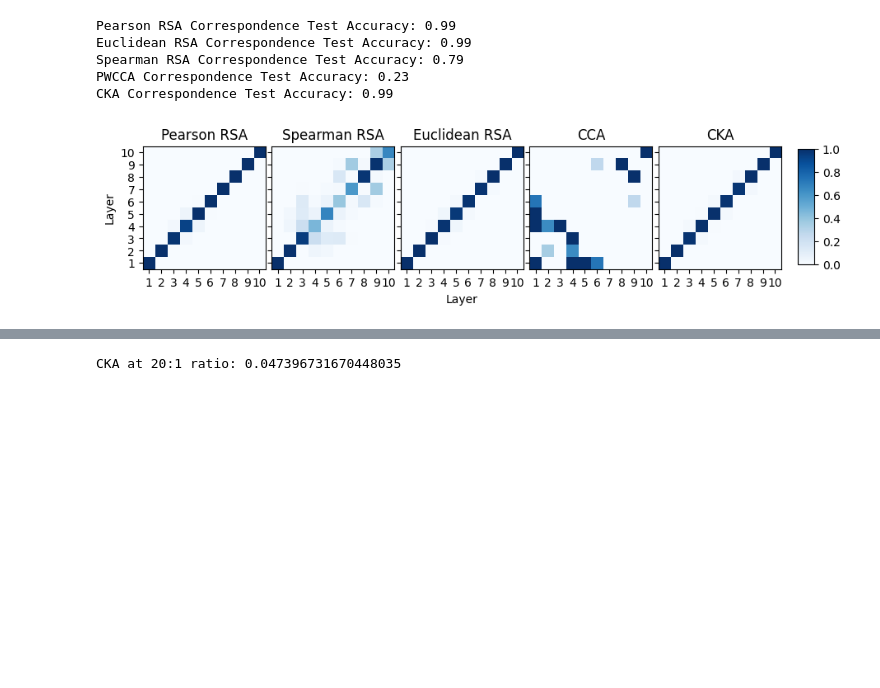
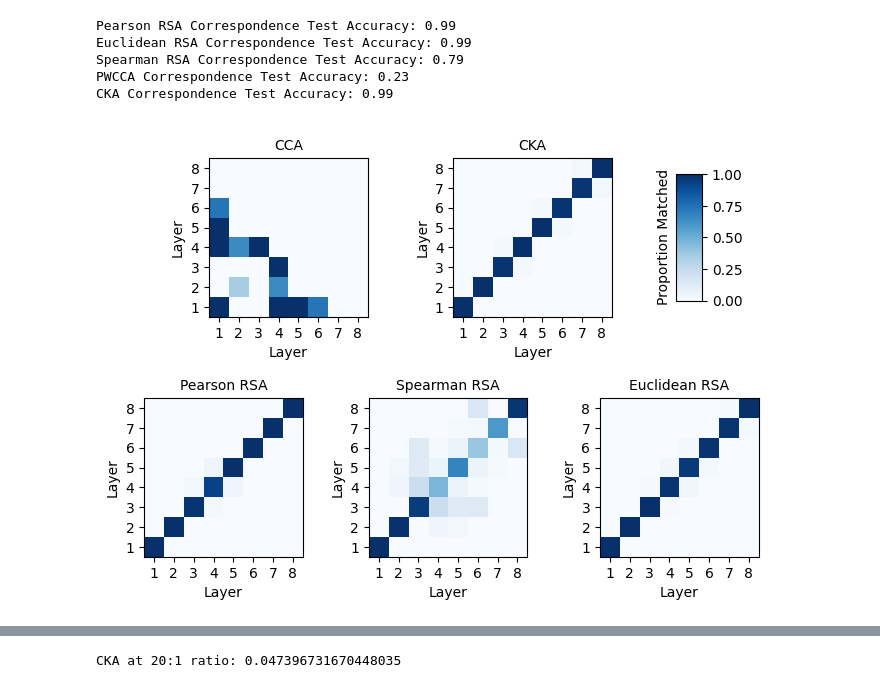
Before and after one commit to VandyCatLab/idvor, a Jupyter notebook: notebooks/Manuscript.ipynb, the cells around one changed output, grey strips where cells are left out. Saved outputs shown, nothing was run; the diff lists cells and outputs as text; code cells hidden in the pictures; blank space fills up the shorter version.

Commit message:
update manuscript notebook for archiving.

```diff
--- a/notebooks/Manuscript.ipynb
+++ b/notebooks/Manuscript.ipynb
@@ -190,55 +231,100 @@ for i, layer in enumerate(layers):
 
 speRsaConfusion /= 937
 # %%
-layers = np.unique(pwccaCorres['layer'])
 ccaConfusion = np.zeros((len(layers), len(layers)))
 for i, layer in enumerate(layers):
-    tmp = pwccaCorres['pwcca'].loc[pwccaCorres['layer'] == layer].value_counts()
+    tmp = pwccaCorres["pwcca"].loc[pwccaCorres["layer"] == layer].value_counts()
     for index in tmp.index:
+        # Continue if index is higher than shape
+        if index >= len(layers):
+            continue
+
         ccaConfusion[i, index] = tmp[index]
         ccaConfusion[index, i] = tmp[index]
 
 ccaConfusion /= 937
 # %%
-layers = np.unique(corres['layer'])
 ckaConfusion = np.zeros((len(layers), len(layers)))
 for i, layer in enumerate(layers):
-    tmp = corres['cka'].loc[corres['layer'] == layer].value_counts()
+    tmp = corres["cka"].loc[corres["layer"] == layer].value_counts()
     for index in tmp.index:
+        # Continue if index is higher than shape
+        if index >= len(layers):
+            continue
+
         ckaConfusion[i, index] = tmp[index]
         ckaConfusion[index, i] = tmp[index]
 
 ckaConfusion /= 937
 # %%
-def plot_corr(ax, mat, title, xlabel = False, ylabel = False):
-    ax.imshow(np.rot90(mat), cmap = 'Blues')
-    ax.set_title(title)
-    ax.set_xticks(np.arange(0, 10, 1))
-    ax.set_yticks(np.arange(0, 10, 1))
-    ax.set_xticklabels(np.arange(1, 11, 1))
-    ax.set_yticklabels(np.abs(np.arange(1, 11, 1)-11))
-    ax.set(adjustable='box', aspect='equal')
+def plot_corr(ax, mat, title, xlabel=False, ylabel=False):
+    ax.imshow(np.rot90(mat), cmap="Blues")
+    ax.set_title(title, fontsize=10)
+    ax.set_xticks(np.arange(0, 8, 1))
+    ax.set_yticks(np.arange(0, 8, 1))
+    ax.set_xticklabels(np.arange(1, 9, 1))
+    ax.set_yticklabels(np.abs(np.arange(1, 9, 1) - 9))
+    ax.set(adjustable="box", aspect="equal")
 
     if xlabel:
-        ax.set_xlabel('Layer')
+        ax.set_xlabel("Layer")
     if ylabel:
-        ax.set_ylabel('Layer')
+        ax.set_ylabel("Layer")
+
 
 # Create 5x1 supblots
-fig, axs = plt.subplots(1, 5, figsize = (10, 2), sharey=True)
+fig, axs = plt.subplots(2, 3, figsize=(6.5, 5.5))
 
-plot_corr(axs[0], peaRsaConfusion, 'Pearson RSA', ylabel=True)
-plot_corr(axs[1], speRsaConfusion, 'Spearman RSA')
-plot_corr(axs[2], eucRsaConfusion, 'Euclidean RSA', xlabel=True)
-plot_corr(axs[3], ccaConfusion, 'CCA')
-plot_corr(axs[4], ckaConfusion, 'CKA')
-fig.subplots_adjust(wspace=0.05)
+plot_corr(axs[1][0], peaRsaConfusion, "Pearson RSA", xlabel=True, ylabel=True)
+plot_corr(axs[1][1], speRsaConfusion, "Spearman RSA", xlabel=True, ylabel=True)
+plot_corr(axs[1][2], eucRsaConfusion, "Euclidean RSA", xlabel=True, ylabel=True)
+plot_corr(axs[0][0], ccaConfusion, "CCA", xlabel=True, ylabel=True)
+plot_corr(axs[0][1], ckaConfusion, "CKA", xlabel=True, ylabel=True)
+fig.subplots_adjust(wspace=0.25, hspace=0.5)
+# Make the top right subplot invisible
+axs[0][2].axis("off")
 
-# Add colorbar from 0 to 1
-cbar_ax = fig.add_axes([0.92, 0.15, 0.02, 0.7])
-fig.colorbar(axs[0].images[0], cax=cbar_ax)
+# Change to tight
+plt.tight_layout()
+
+# Add colorbar to the top right subplot
+cbar_ax = fig.add_axes([0.85, 0.65, 0.04, 0.23])
+fig.colorbar(axs[1][0].images[0], cax=cbar_ax)
+
+# Add annotation
+axs[0][2].annotate(
+    "Proportion Matched",
+    xy=(0.26, 0.5),
+    xytext=(0.36, 0.2),
+    rotation=90,
+    xycoords="axes fraction",
+)
+
+# Move the CCA plot
+pos = axs[0][0].get_position()
+axs[0][0].set_position([pos.x0 + 0.05, pos.y0, pos.width, pos.height])
+
+# Move the CKA plot
+pos = axs[0][1].get_position()
+axs[0][1].set_position([pos.x0 + 0.10, pos.y0, pos.width, pos.height])
+
+# Move the peaRsa plot
+pos = axs[1][0].get_position()
+axs[1][0].set_position([pos.x0 - 0.05, pos.y0 + 0.05, pos.width, pos.height])
+
+# Move the speRsa plot
+pos = axs[1][1].get_position()
+axs[1][1].set_position([pos.x0 - 0.03, pos.y0 + 0.05, pos.width, pos.height])
+
+# Move the eucRsa plot
+pos = axs[1][2].get_position()
+axs[1][2].set_position([pos.x0, pos.y0 + 0.05, pos.width, pos.height])
+
 
 fig.show()
+
+# Export image
+fig.savefig(f"../outputs/masterOutput/manuscriptFigures/correspondence.png")
 # %% [output]
-[figure, old version]
+[figure, new version]
 # %%
```
Also changed, not shown: parts of 93 cells of this notebook.
